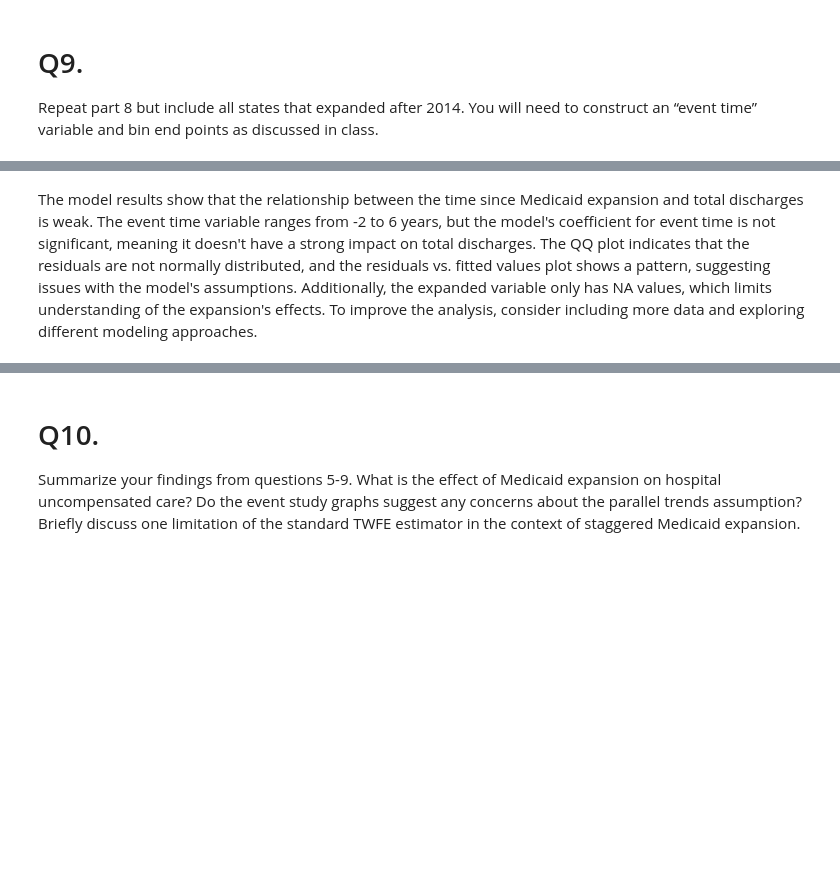
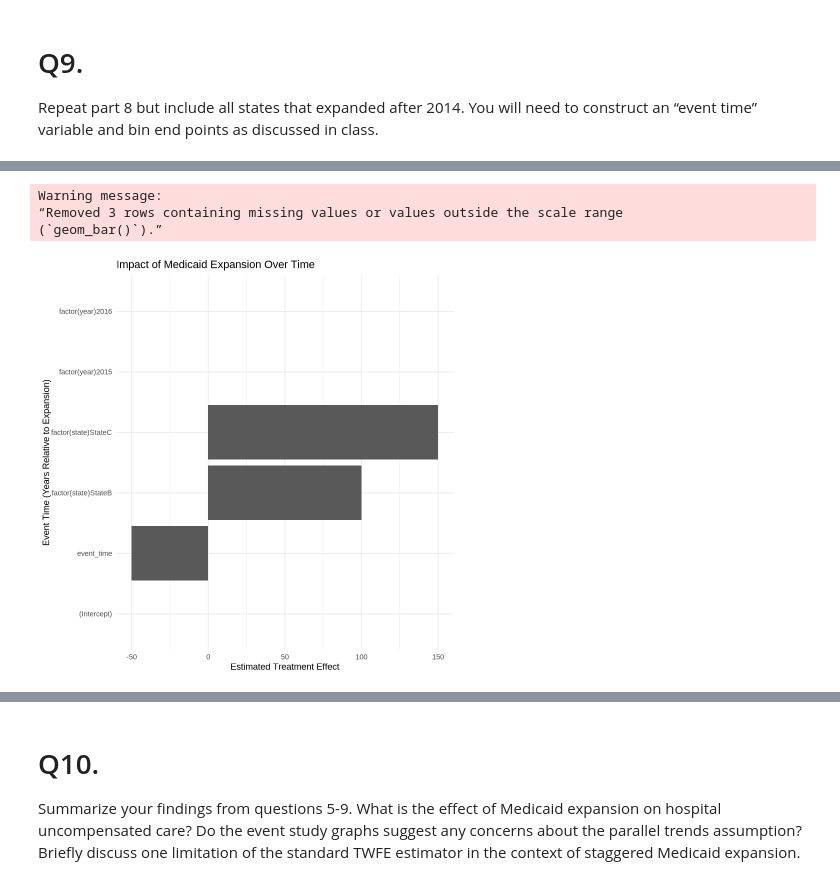
Before and after one commit to salizad/hwk5, a Jupyter notebook: alizada-s-hw5-sumbission1.ipynb, the cells around one changed output, grey strips where cells are left out. Drawn from its saved outputs; the diff is of its cells as text; code cells hidden in the pictures; blank space fills up the shorter version.

```diff
--- a/alizada-s-hw5-sumbission1.ipynb
+++ b/alizada-s-hw5-sumbission1.ipynb
@@ -722,2 +423,18 @@ title("QQ Plot of Residuals")
-# %% [markdown]
-The model results show that the relationship between the time since Medicaid expansion and total discharges is weak. The event time variable ranges from -2 to 6 years, but the model's coefficient for event time is not significant, meaning it doesn't have a strong impact on total discharges. The QQ plot indicates that the residuals are not normally distributed, and the residuals vs. fitted values plot shows a pattern, suggesting issues with the model's assumptions. Additionally, the expanded variable only has NA values, which limits understanding of the expansion's effects. To improve the analysis, consider including more data and exploring different modeling approaches.
+# %%
+# Prepare data for visualization
+coef_df <- as.data.frame(coef_results)
+
+# Create a bar plot of the event_time effects
+ggplot(coef_df, aes(x = rownames(coef_df), y = Estimate)) +
+  geom_bar(stat = 'identity') +
+  geom_errorbar(aes(ymin = Estimate - 1.96 * `Cluster s.e.`, ymax = Estimate + 1.96 * `Cluster s.e.`), width = 0.2) +
+  labs(title = "Impact of Medicaid Expansion Over Time",
+       x = "Event Time (Years Relative to Expansion)",
+       y = "Estimated Treatment Effect") +
+  theme_minimal() +
+  coord_flip()
+# %% [output]
+Warning message:
+“Removed 3 rows containing missing values or values outside the scale range
+(`geom_bar()`).”
+[figure, added]
```
Also changed, not shown: parts of 51 cells of this notebook, 5 other files.
